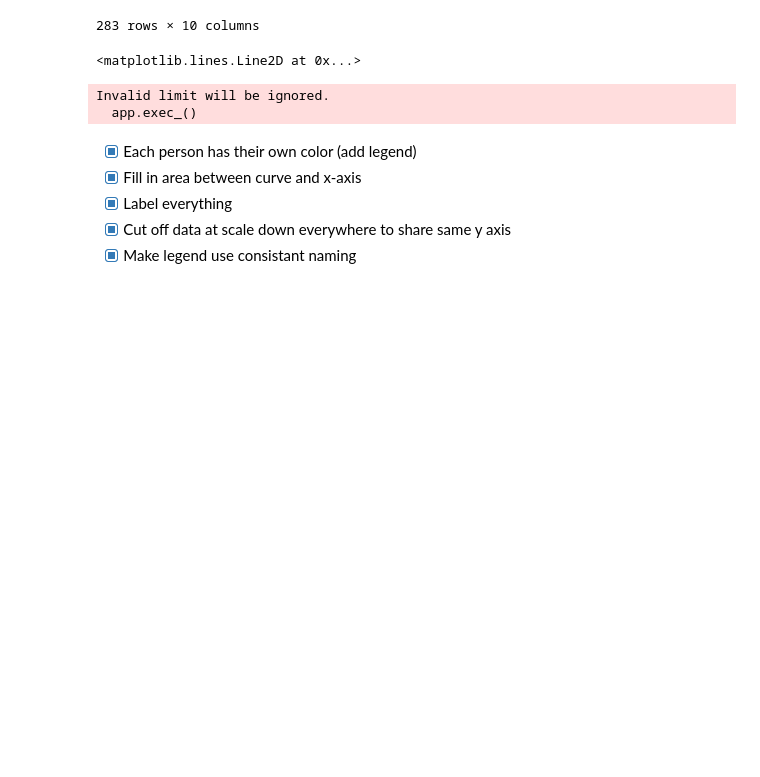
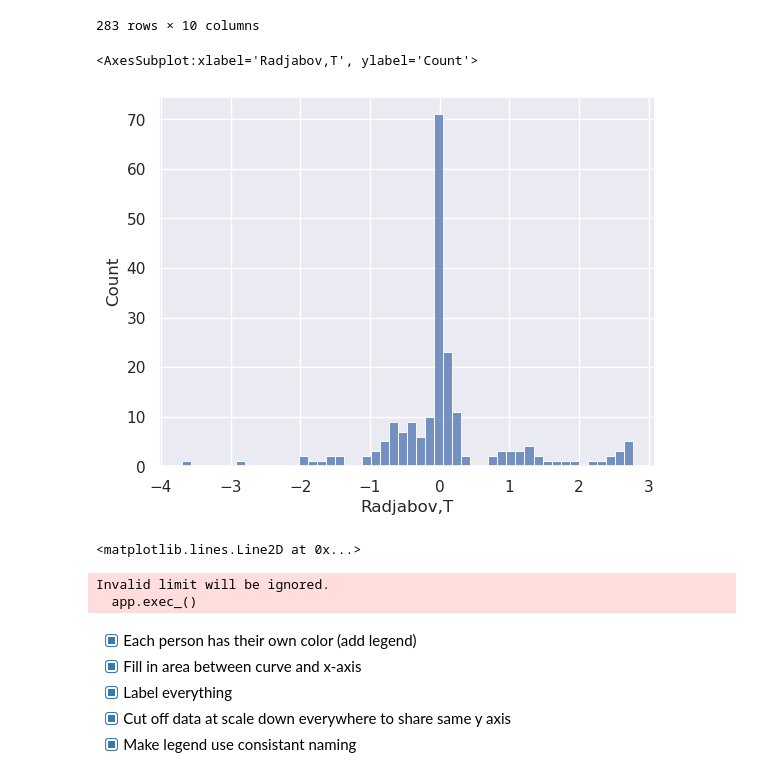
Before and after one commit to AniAggarwal/chess-visualization, a Jupyter notebook: src/graphing.ipynb, the cells around one changed output. Cells and saved outputs as stored; diff of their text form; code cells hidden in the pictures; blank space fills up the shorter version.

```diff
--- a/src/graphing.ipynb
+++ b/src/graphing.ipynb
@@ -55,6 +64,14 @@ df_avg
 | 281 | NaN | NaN | NaN | NaN | NaN | NaN | NaN | NaN | ... |
 | 282 | NaN | NaN | NaN | NaN | NaN | NaN | NaN | NaN | ... |
 283 rows × 10 columns
+# %%
+%matplotlib inline
+fig, ax = plt.subplots()
+
+sns.histplot(df_avg["Radjabov,T"], ax=ax)
+# %% [output]
+<AxesSubplot:xlabel='Radjabov,T', ylabel='Count'>
+[figure, added]
 # %%
 %matplotlib qt
 fig, ax = plt.subplots()
```
Also changed, not shown: parts of 3 cells of this notebook, 2 other files.
